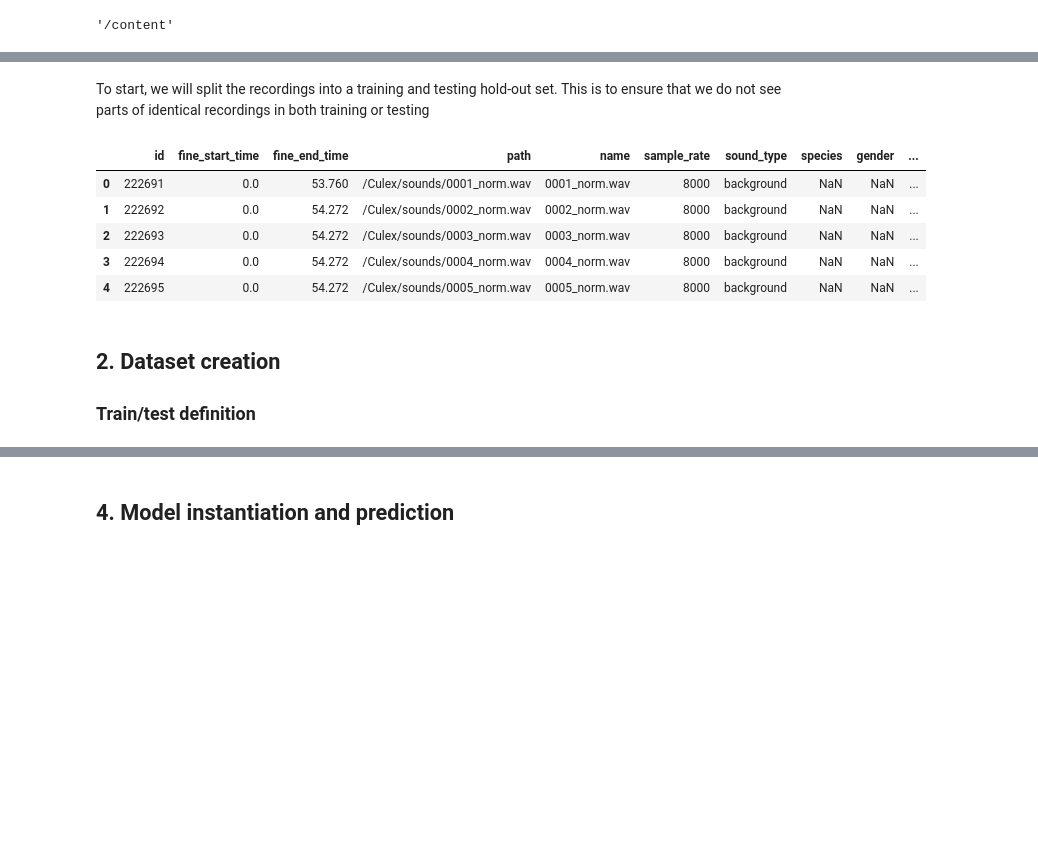
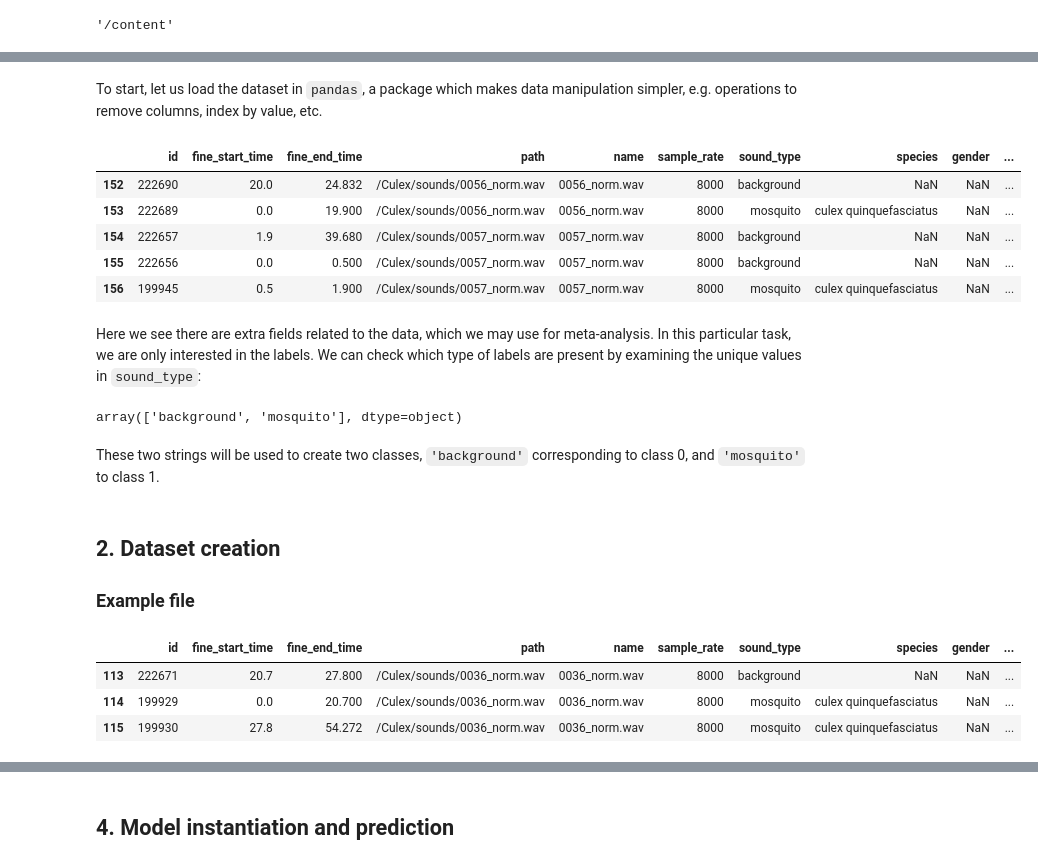
Before and after one commit to ikiskin/UNIQ-deepmind, a Jupyter notebook: colab/UNIQ_scikit_learn_pt_2.ipynb, the cells around one changed output, grey strips where cells are left out. Drawn from its saved outputs; the diff is of its cells as text; code cells hidden in the pictures; blank space fills up the shorter version.

```diff
--- a/colab/UNIQ_scikit_learn_pt_2.ipynb
+++ b/colab/UNIQ_scikit_learn_pt_2.ipynb
@@ -72,2 +63,0 @@ replace /content/data/0001_norm.wav? [y]es, [n]o, [A]ll, [N]one, [r]ename: N
-# %% [markdown]
-To start, we will split the recordings into a training and testing hold-out set. This is to ensure that we do not see parts of identical recordings in both training or testing
@@ -78,12 +64,37 @@ df = pd.read_csv('data/CulexUNIQ.csv')
-# %%
-df.head()  # Display a few label entries
-# %% [output]
-|  | id | fine_start_time | fine_end_time | path | name | sample_rate | sound_type | species | gender | ... |
-| 0 | 222691 | 0.0 | 53.760 | /Culex/sounds/0001_norm.wav | 0001_norm.wav | 8000 | background | NaN | NaN | ... |
-| 1 | 222692 | 0.0 | 54.272 | /Culex/sounds/0002_norm.wav | 0002_norm.wav | 8000 | background | NaN | NaN | ... |
-| 2 | 222693 | 0.0 | 54.272 | /Culex/sounds/0003_norm.wav | 0003_norm.wav | 8000 | background | NaN | NaN | ... |
-| 3 | 222694 | 0.0 | 54.272 | /Culex/sounds/0004_norm.wav | 0004_norm.wav | 8000 | background | NaN | NaN | ... |
-| 4 | 222695 | 0.0 | 54.272 | /Culex/sounds/0005_norm.wav | 0005_norm.wav | 8000 | background | NaN | NaN | ... |
+# %% [markdown]
+To start, let us load the dataset in `pandas`, a package which makes data manipulation simpler, e.g. operations to remove columns, index by value, etc.
+# %%
+import pandas as pd
+df = pd.read_csv('data/CulexUNIQ.csv')
+df.tail()  # Display a few label from 'tail' of dataframe entries
+# %% [output]
+|  | id | fine_start_time | fine_end_time | path | name | sample_rate | sound_type | species | gender | ... |
+| 152 | 222690 | 20.0 | 24.832 | /Culex/sounds/0056_norm.wav | 0056_norm.wav | 8000 | background | NaN | NaN | ... |
+| 153 | 222689 | 0.0 | 19.900 | /Culex/sounds/0056_norm.wav | 0056_norm.wav | 8000 | mosquito | culex quinquefasciatus | NaN | ... |
+| 154 | 222657 | 1.9 | 39.680 | /Culex/sounds/0057_norm.wav | 0057_norm.wav | 8000 | background | NaN | NaN | ... |
+| 155 | 222656 | 0.0 | 0.500 | /Culex/sounds/0057_norm.wav | 0057_norm.wav | 8000 | background | NaN | NaN | ... |
+| 156 | 199945 | 0.5 | 1.900 | /Culex/sounds/0057_norm.wav | 0057_norm.wav | 8000 | mosquito | culex quinquefasciatus | NaN | ... |
+# %% [markdown]
+Here we see there are extra fields related to the data, which we may use for meta-analysis. In this particular task, we are only interested in the labels. We can check which type of labels are present by examining the unique values in `sound_type`:
+# %%
+pd.unique(df.sound_type)
+# %% [output]
+array(['background', 'mosquito'], dtype=object)
+# %% [markdown]
+These two strings will be used to create two classes, `'background'` corresponding to class 0, and `'mosquito'` to class 1.
 # %% [markdown]
 ## 2. Dataset creation
-### Train/test definition
+### Example file
+# %%
+# Library to load example file
+filename = '0036_norm.wav'
+
+signal, rate = librosa.load(os.path.join('data', filename), sr=None)
+
+df_match = df[df.name == filename]  # Index the dataframe rows matching to the filename
+df_match
+# %% [output]
+|  | id | fine_start_time | fine_end_time | path | name | sample_rate | sound_type | species | gender | ... |
+| 113 | 222671 | 20.7 | 27.800 | /Culex/sounds/0036_norm.wav | 0036_norm.wav | 8000 | background | NaN | NaN | ... |
+| 114 | 199929 | 0.0 | 20.700 | /Culex/sounds/0036_norm.wav | 0036_norm.wav | 8000 | mosquito | culex quinquefasciatus | NaN | ... |
+| 115 | 199930 | 27.8 | 54.272 | /Culex/sounds/0036_norm.wav | 0036_norm.wav | 8000 | mosquito | culex quinquefasciatus | NaN | ... |
```
Also changed, not shown: parts of 37 cells of this notebook.
